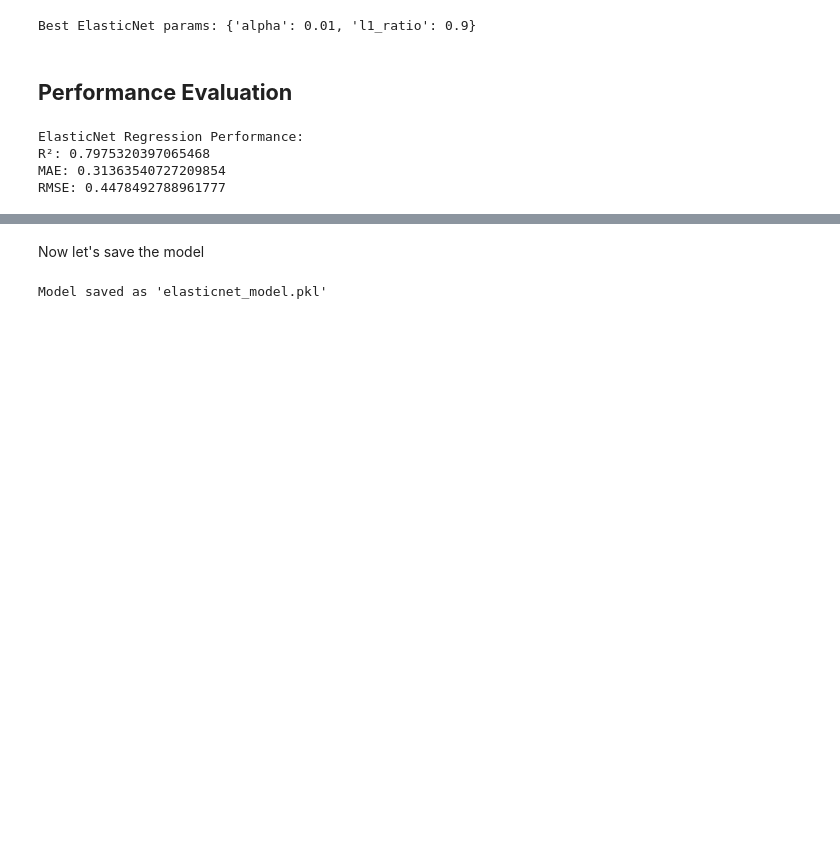
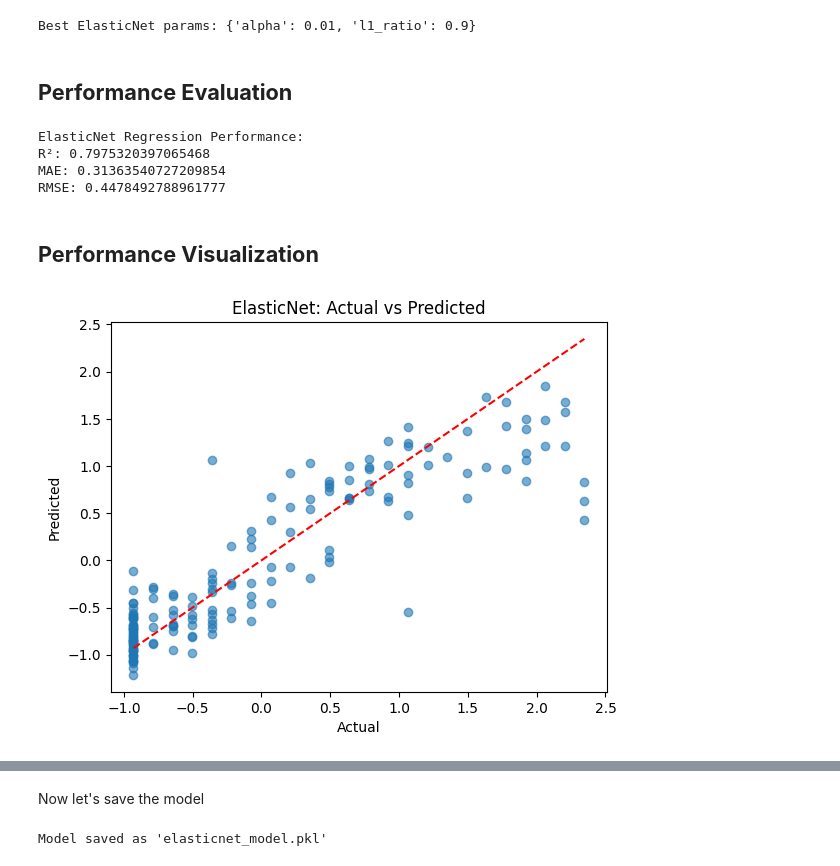
Before and after one commit to Armina101/Postpartum-depression-prediction-model, a Jupyter notebook: final_prediction_model.ipynb, the cells around one changed output, grey strips where cells are left out. Drawn from its saved outputs; the diff is of its cells as text; code cells hidden in the pictures; blank space fills up the shorter version.

```diff
--- a/final_prediction_model.ipynb
+++ b/final_prediction_model.ipynb
@@ -808,3 +808,17 @@ ElasticNet Regression Performance:
 R²: 0.7975320397065468
 MAE: 0.31363540727209854
 RMSE: 0.4478492788961777
+# %% [markdown]
+## **Performance Visualization**
+# %%
+import matplotlib.pyplot as plt
+import numpy as np
+
+plt.scatter(y_test, y_pred, alpha=0.6)
+plt.plot([y_test.min(), y_test.max()], [y_test.min(), y_test.max()], 'r--')  # red dashed line
+plt.xlabel("Actual")
+plt.ylabel("Predicted")
+plt.title("ElasticNet: Actual vs Predicted")
+plt.show()
+# %% [output]
+[figure, added]
```
Also changed, not shown: parts of 2 cells of this notebook.
